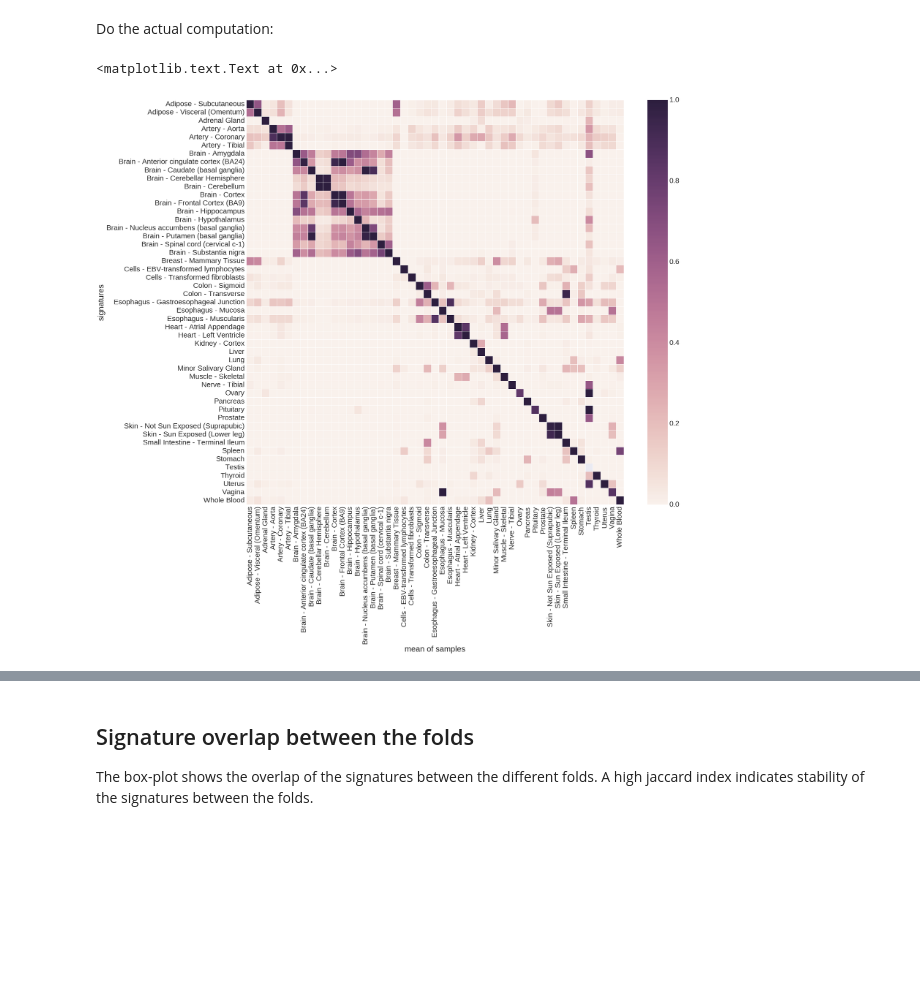
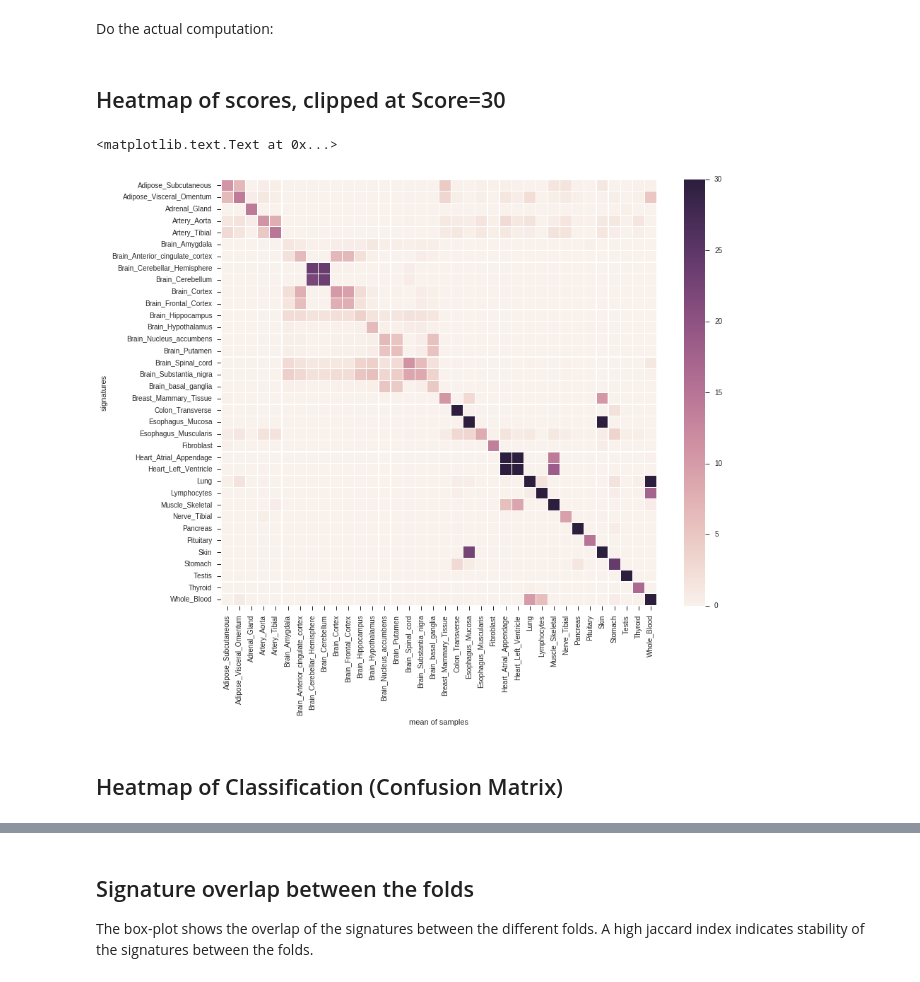
Before and after one commit to grst/gtex-signatures, a Jupyter notebook: notebooks/make_gtex_signatures.ipynb, the cells around one changed output, grey strips where cells are left out. Drawn from its saved outputs; the diff is of its cells as text; code cells hidden in the pictures; blank space fills up the shorter version.

Commit message:
Setup prototype pipeline for signature analysis.

```diff
--- a/notebooks/make_gtex_signatures.ipynb
+++ b/notebooks/make_gtex_signatures.ipynb
@@ -74,6 +101,8 @@ scores = res_f.result()
+# %%
+signatures, scores, train_inds, test_inds = compute(sig_list, res_list, train_list, test_list, get=dask.multiprocessing.get)
 # %%
 heatmaps = []
-for i, test in enumerate(test_list):
+for i, test in enumerate(test_inds):
     sig_labels = signature_tester.sort_signatures(signatures[i])
     scores_df = pd.DataFrame(np.transpose(scores[i]))
     scores_df.columns = sig_labels
@@ -86,13 +115,20 @@ heatmap_avg = np.mean([hm.as_matrix() for hm in heatmaps], axis=0)
 heatmap_df = pd.DataFrame(heatmap_avg)
 heatmap_df.index = heatmaps[0].index
 heatmap_df.columns = heatmaps[0].columns
-# %%
-sns.set(font_scale=3)
+# %%
+def heatmap_figsize(nrow, ncol=None):
+    if ncol is None:
+        ncol = nrow
+    return (ncol * 0.3 + 3, nrow * 0.3)
+# %% [markdown]
+## Heatmap of scores, clipped at Score=30
 # %%
-fig, ax = subplots(figsize=(35, 30))
-sns.heatmap(heatmap_df.apply(normalize, axis=1, raw=True), ax=ax, annot=False, annot_kws={"size": 9}, vmin=0, linewidths=.2);
+fig, ax = subplots(figsize=heatmap_figsize(len(set(target))))
+sns.heatmap(heatmap_df, ax=ax, annot=False, annot_kws={"size": 9}, vmin=0, linewidths=.2, vmax=30);
 ax.set_ylabel("signatures")
 ax.set_xlabel("mean of samples")
 # %% [output]
 <matplotlib.text.Text at 0x...>
-[figure, old version]
+[figure, new version]
+# %% [markdown]
+## Heatmap of Classification (Confusion Matrix)
```
Also changed, not shown: parts of 41 cells of this notebook, 3 other files.
